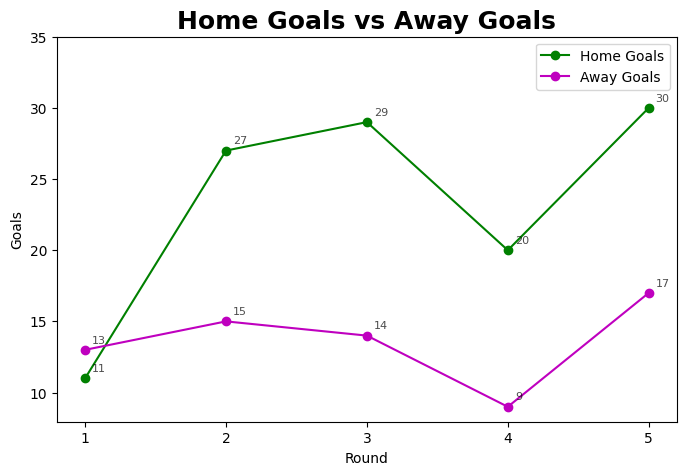
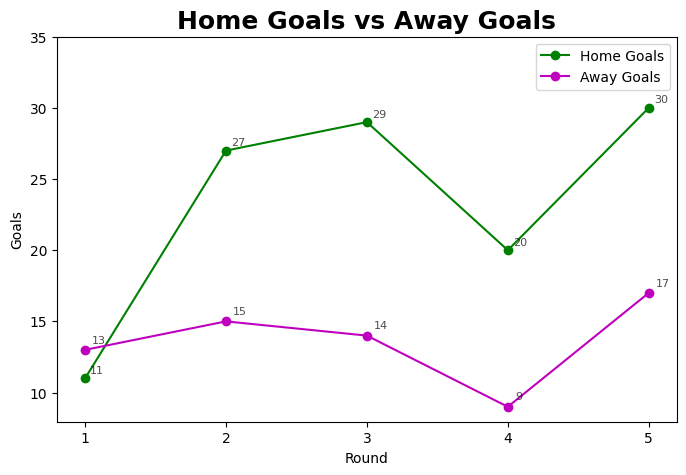
Unified diff of the notebook cell whose output changed from the first chart to the second:
--- before
+++ after
@@ -13,7 +13,7 @@
 # Add team name labels for home goals
 for i, row in df_goals.iterrows():
-    plt.annotate(row['home_goals'], 
-                (row['matchRound'], row['home_goals']),
-                xytext=(5, 5), textcoords='offset points',
+    plt.annotate(text=row['home_goals'],
+                xy=(row['matchRound'], row['home_goals']),
+                xytext=(5, 5), textcoords='offset pixels',
                 fontsize=8, alpha=0.7)
 # Add team name labels for away goals
@@ -36,3 +36,6 @@
 plt.legend()
 
+# save img
+plt.savefig(r'C:\Users\axel_\Documents\conda\images\line_home_away.png', dpi=300)
+
 plt.show()

Commit: home vs away goals